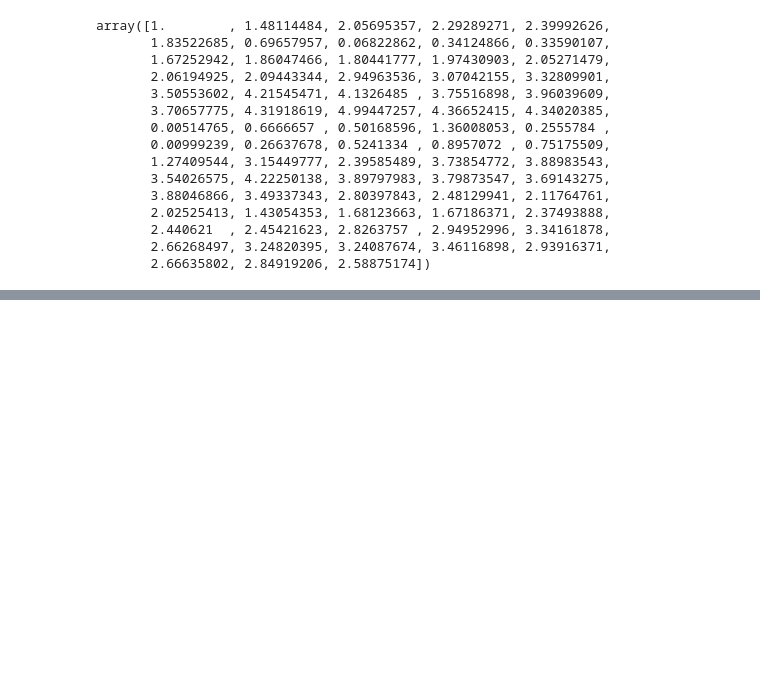
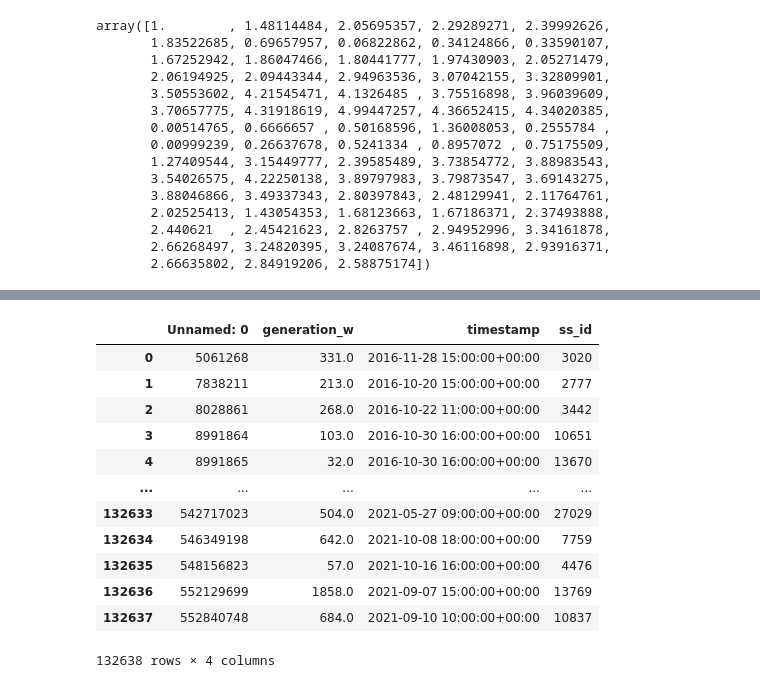
Before and after one commit to hramzan01/market, a Jupyter notebook: notebooks/opt_model_variable_inputs.ipynb, the cells around one changed output, grey strips where cells are left out. Cells and saved outputs as stored; diff of their text form; code cells hidden in the pictures; blank space fills up the shorter version.

```diff
--- a/notebooks/opt_model_variable_inputs.ipynb
+++ b/notebooks/opt_model_variable_inputs.ipynb
@@ -445,0 +447,20 @@ plt.show()
+# %%
+# data import
+path = '/home/adam/code/hramzan01/market/raw_data/2min_generation.csv'
+gen_data = pd.read_csv(path)
+# %%
+gen_data
+# %% [output]
+|  | Unnamed: 0 | generation_w | timestamp | ss_id |
+| 0 | 5061268 | 331.0 | 2016-11-28 15:00:00+00:00 | 3020 |
+| 1 | 7838211 | 213.0 | 2016-10-20 15:00:00+00:00 | 2777 |
+| 2 | 8028861 | 268.0 | 2016-10-22 11:00:00+00:00 | 3442 |
+| 3 | 8991864 | 103.0 | 2016-10-30 16:00:00+00:00 | 10651 |
+| 4 | 8991865 | 32.0 | 2016-10-30 16:00:00+00:00 | 13670 |
+| ... | ... | ... | ... | ... |
+| 132633 | 542717023 | 504.0 | 2021-05-27 09:00:00+00:00 | 27029 |
+| 132634 | 546349198 | 642.0 | 2021-10-08 18:00:00+00:00 | 7759 |
+| 132635 | 548156823 | 57.0 | 2021-10-16 16:00:00+00:00 | 4476 |
+| 132636 | 552129699 | 1858.0 | 2021-09-07 15:00:00+00:00 | 13769 |
+| 132637 | 552840748 | 684.0 | 2021-09-10 10:00:00+00:00 | 10837 |
+132638 rows × 4 columns
```
Also changed, not shown: parts of 22 cells of this notebook, 1 other file.
